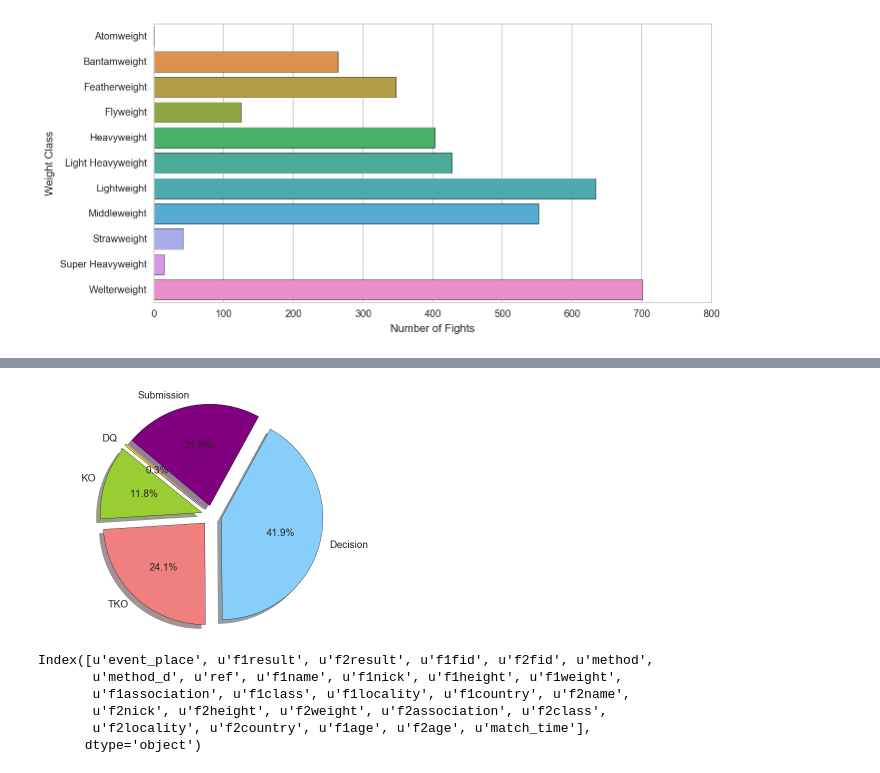
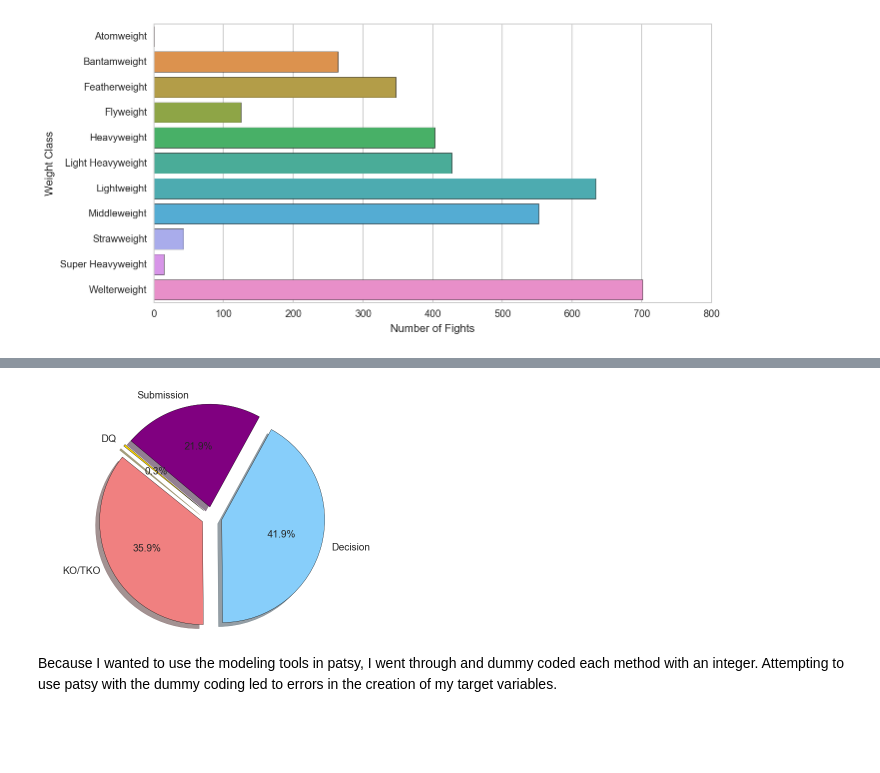
Before and after one commit to michael-j-sanders/DSI-SF-1-msanders2288, a Jupyter notebook: Capstone_UFC/UFC_Modeling_Part_1.ipynb, the cells around one changed output, grey strips where cells are left out. Saved outputs shown, nothing was run; the diff lists cells and outputs as text; code cells hidden in the pictures; blank space fills up the shorter version.

```diff
--- a/Capstone_UFC/UFC_Modeling_Part_1.ipynb
+++ b/Capstone_UFC/UFC_Modeling_Part_1.ipynb
@@ -76,27 +171,20 @@ sns.axlabel(xlabel = 'Number of Fights', ylabel = 'Method')
 # %%
 # Data to plot
-labels = 'DQ', 'KO', 'TKO', 'Decision', 'Submission'
-sizes = [11, 414, 847, 1470, 768]
-colors = ['gold', 'yellowgreen', 'lightcoral', 'lightskyblue', 'purple']
-explode = (0.1, 0.1, 0.1, 0.1, 0.1)  # explode 1st slice
+labels = 'DQ', 'KO/TKO', 'Decision', 'Submission'
+sizes = [11, 1261, 1470, 768]
+colors = ['gold', 'lightcoral', 'lightskyblue', 'purple']
+explode = (0.1, 0.1, 0.1, 0.1)  # explode 1st slice
 
 # Plot
 plt.pie(sizes, explode=explode, labels=labels, colors=colors,
         autopct='%1.1f%%', shadow=True, startangle=140)
 
 plt.axis('equal')
 plt.show()
 # %% [output]
-[figure, old version]
+[figure, new version]
-# %%
-fights.columns
-# %% [output]
-Index([u'event_place', u'f1result', u'f2result', u'f1fid', u'f2fid', u'method',
-       u'method_d', u'ref', u'f1name', u'f1nick', u'f1height', u'f1weight',
-       u'f1association', u'f1class', u'f1locality', u'f1country', u'f2name',
-       u'f2nick', u'f2height', u'f2weight', u'f2association', u'f2class',
-       u'f2locality', u'f2country', u'f1age', u'f2age', u'match_time'],
-      dtype='object')
+# %% [markdown]
+Because I wanted to use the modeling tools in patsy, I went through and dummy coded each method with an integer. Attempting to use patsy with the dummy coding led to errors in the creation of my target variables.
 # %%
 method_code = []
 for method in fights['method']:
```
Also changed, not shown: parts of 62 cells of this notebook.
